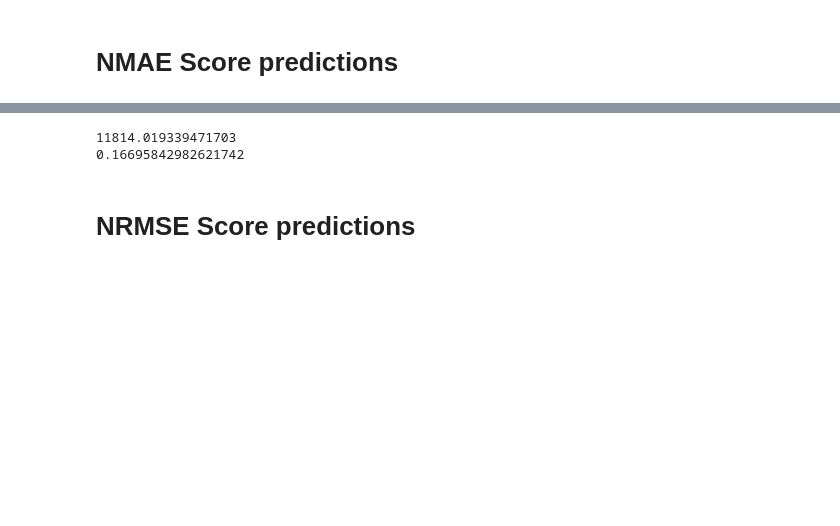
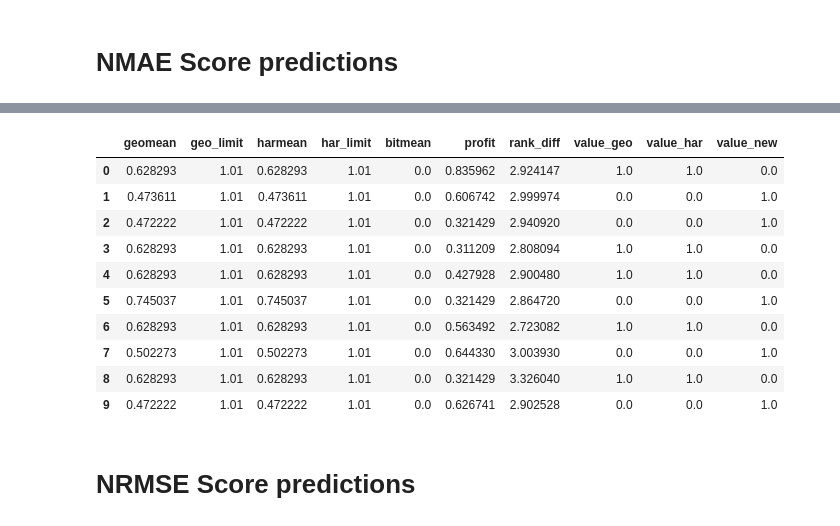
Before and after one commit to khanhha1005/Microsoft_Auto_ML, a Jupyter notebook: AutoML.ipynb, the cells around one changed output, grey strips where cells are left out. Cells and saved outputs as stored; diff of their text form; code cells hidden in the pictures; blank space fills up the shorter version.

```diff
--- a/AutoML.ipynb
+++ b/AutoML.ipynb
@@ -57,10 +79,17 @@ df.describe()
-# %%
-# print maximum the precentage different between value in each rows of  Label_orig and Label_predicted
-print(df['Label_orig'].sub(df['Label_predicted'], axis = 0).abs().sum())
-print(df['Label_orig'].sub(df['Label_predicted'], axis = 0).abs().sum()/df['Label_orig'].sum())
-# %% [output]
-11814.019339471703
-0.16695842982621742
+# %%
+df.head(10)
+# %% [output]
+|  | geomean | geo_limit | harmean | har_limit | bitmean | profit | rank_diff | value_geo | value_har | value_new |
+| 0 | 0.628293 | 1.01 | 0.628293 | 1.01 | 0.0 | 0.835962 | 2.924147 | 1.0 | 1.0 | 0.0 |
+| 1 | 0.473611 | 1.01 | 0.473611 | 1.01 | 0.0 | 0.606742 | 2.999974 | 0.0 | 0.0 | 1.0 |
+| 2 | 0.472222 | 1.01 | 0.472222 | 1.01 | 0.0 | 0.321429 | 2.940920 | 0.0 | 0.0 | 1.0 |
+| 3 | 0.628293 | 1.01 | 0.628293 | 1.01 | 0.0 | 0.311209 | 2.808094 | 1.0 | 1.0 | 0.0 |
+| 4 | 0.628293 | 1.01 | 0.628293 | 1.01 | 0.0 | 0.427928 | 2.900480 | 1.0 | 1.0 | 0.0 |
+| 5 | 0.745037 | 1.01 | 0.745037 | 1.01 | 0.0 | 0.321429 | 2.864720 | 0.0 | 0.0 | 1.0 |
+| 6 | 0.628293 | 1.01 | 0.628293 | 1.01 | 0.0 | 0.563492 | 2.723082 | 1.0 | 1.0 | 0.0 |
+| 7 | 0.502273 | 1.01 | 0.502273 | 1.01 | 0.0 | 0.644330 | 3.003930 | 0.0 | 0.0 | 1.0 |
+| 8 | 0.628293 | 1.01 | 0.628293 | 1.01 | 0.0 | 0.321429 | 3.326040 | 1.0 | 1.0 | 0.0 |
+| 9 | 0.472222 | 1.01 | 0.472222 | 1.01 | 0.0 | 0.626741 | 2.902528 | 0.0 | 0.0 | 1.0 |
 # %% [markdown]
 # NRMSE Score predictions
 # %%
```
Also changed, not shown: parts of 7 cells of this notebook.
